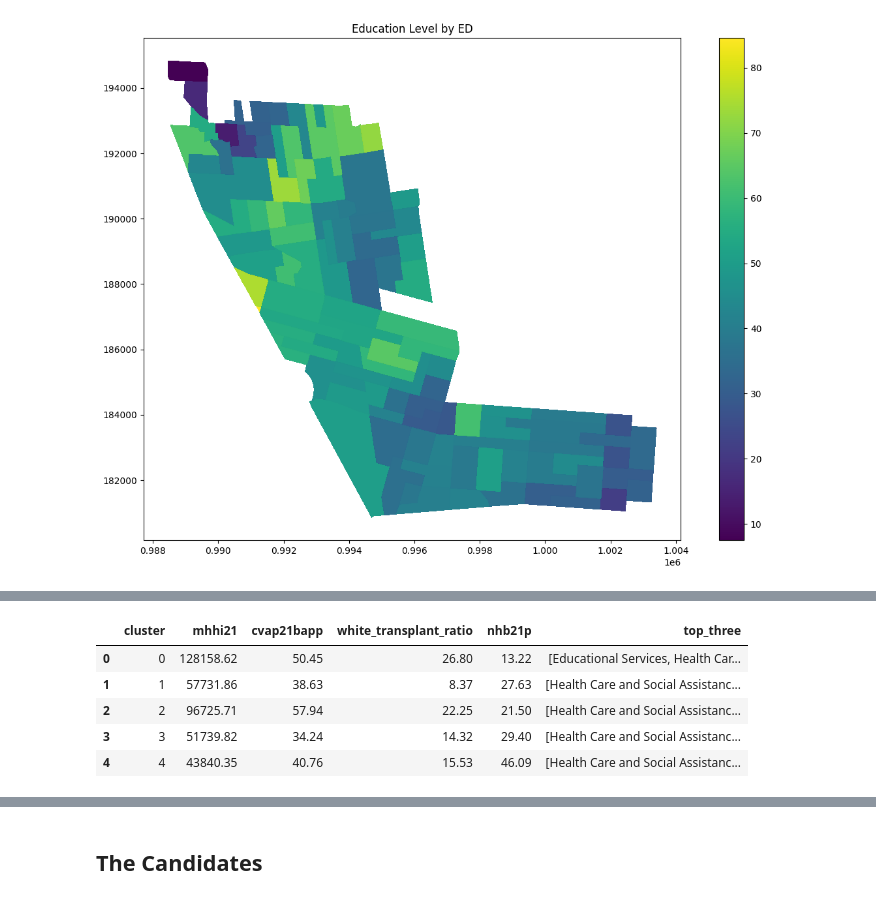
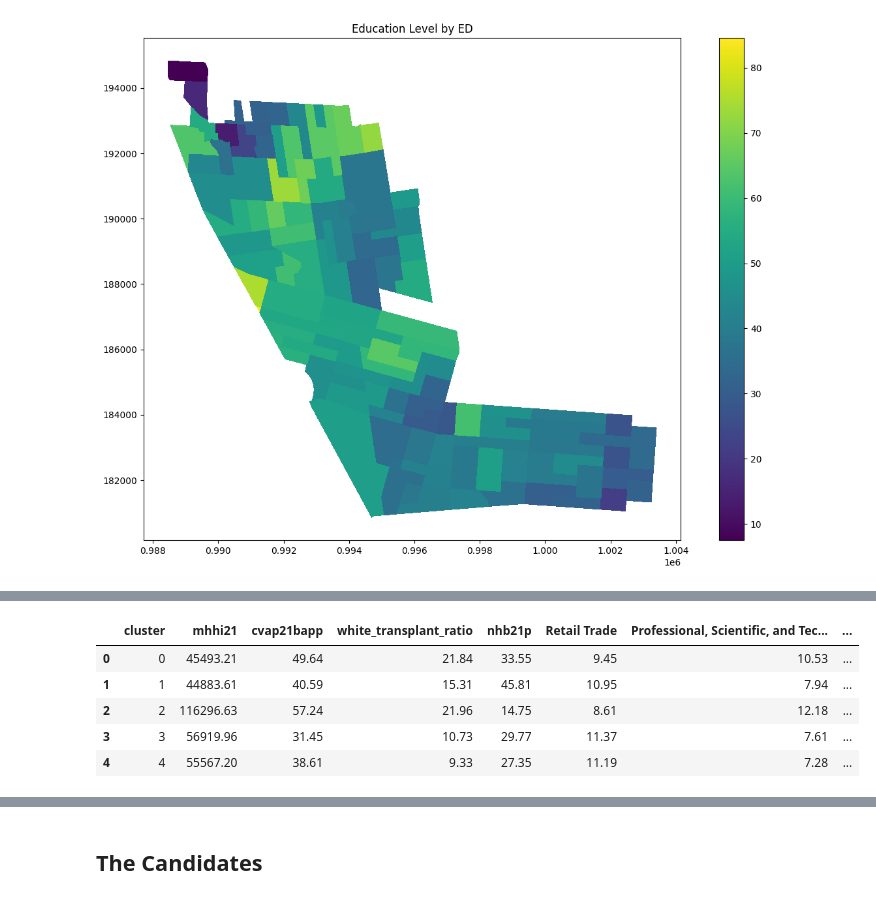
Before and after one commit to SamTGoodson/member_chapters, a Jupyter notebook: notebooks/district_35.ipynb, the cells around one changed output, grey strips where cells are left out. Drawn from its saved outputs; the diff is of its cells as text; code cells hidden in the pictures.

```diff
--- a/notebooks/district_35.ipynb
+++ b/notebooks/district_35.ipynb
@@ -68,4 +94,2 @@ plt.show()
 # %%
 clusters = scale_and_cluster(d35,ed_level,cols_to_keep,5)
-# %%
-clusters = scale_and_cluster(d35,ed_level,cols_to_keep,5)
@@ -86,3 +96,13 @@ cols_to_keep = ['ElectDist','mhhi21','Construction', 'Manufacturing', 'Wholesale
+# %%
+to_remove = [ 'w2psp',
+ 'w2sep',
+ 'w2npp',
+ 'w2govp',
+ 'w2nip']
+wp_cols = [col for col in wp_cols if col not in to_remove]
+# %%
+cols_to_keep = ['mhhi21', 'nhb21p', 'nhw21p','cvap21bapp']
+cols_to_keep.extend(wp_cols)
 # %%
 demo_map = mh_full.merge(ed_gdf, left_on = 'ed_name', right_on = 'ElectDist')
 demo_map = gpd.GeoDataFrame(demo_map)
@@ -91,3 +112 @@ cluster_df = mh_full[['ed_name','white_transplant_ratio']].merge(ed_level, left_
 df = cluster_df[cols_to_keep]
-# %%
-clusters = scale_and_cluster(df,5)
@@ -94,11 +172,11 @@ clusters = scale_and_cluster(df,5)
 # %%
 averages = clusters.groupby('cluster')[cols_to_keep].mean().reset_index()
 averages['top_three'] = averages[job_cols].apply(lambda row: row.nlargest(3).index.tolist(), axis=1)
-averages[['cluster','mhhi21','cvap21bapp','white_transplant_ratio','nhb21p','top_three']].round(2)
+averages[['cluster','mhhi21','cvap21bapp','white_transplant_ratio','nhb21p','Retail Trade','Professional, Scientific, and Technical Services','Educational Services','Information']].round(2)
 # %% [output]
-|  | cluster | mhhi21 | cvap21bapp | white_transplant_ratio | nhb21p | top_three |
-| 0 | 0 | 128158.62 | 50.45 | 26.80 | 13.22 | [Educational Services, Health Car... |
-| 1 | 1 | 57731.86 | 38.63 | 8.37 | 27.63 | [Health Care and Social Assistanc... |
-| 2 | 2 | 96725.71 | 57.94 | 22.25 | 21.50 | [Health Care and Social Assistanc... |
-| 3 | 3 | 51739.82 | 34.24 | 14.32 | 29.40 | [Health Care and Social Assistanc... |
-| 4 | 4 | 43840.35 | 40.76 | 15.53 | 46.09 | [Health Care and Social Assistanc... |
+|  | cluster | mhhi21 | cvap21bapp | white_transplant_ratio | nhb21p | Retail Trade | Professional, Scientific, and Tec... | ... |
+| 0 | 0 | 45493.21 | 49.64 | 21.84 | 33.55 | 9.45 | 10.53 | ... |
+| 1 | 1 | 44883.61 | 40.59 | 15.31 | 45.81 | 10.95 | 7.94 | ... |
+| 2 | 2 | 116296.63 | 57.24 | 21.96 | 14.75 | 8.61 | 12.18 | ... |
+| 3 | 3 | 56919.96 | 31.45 | 10.73 | 29.77 | 11.37 | 7.61 | ... |
+| 4 | 4 | 55567.20 | 38.61 | 9.33 | 27.35 | 11.19 | 7.28 | ... |
```
Also changed, not shown: parts of 39 cells of this notebook, 11 other files.
